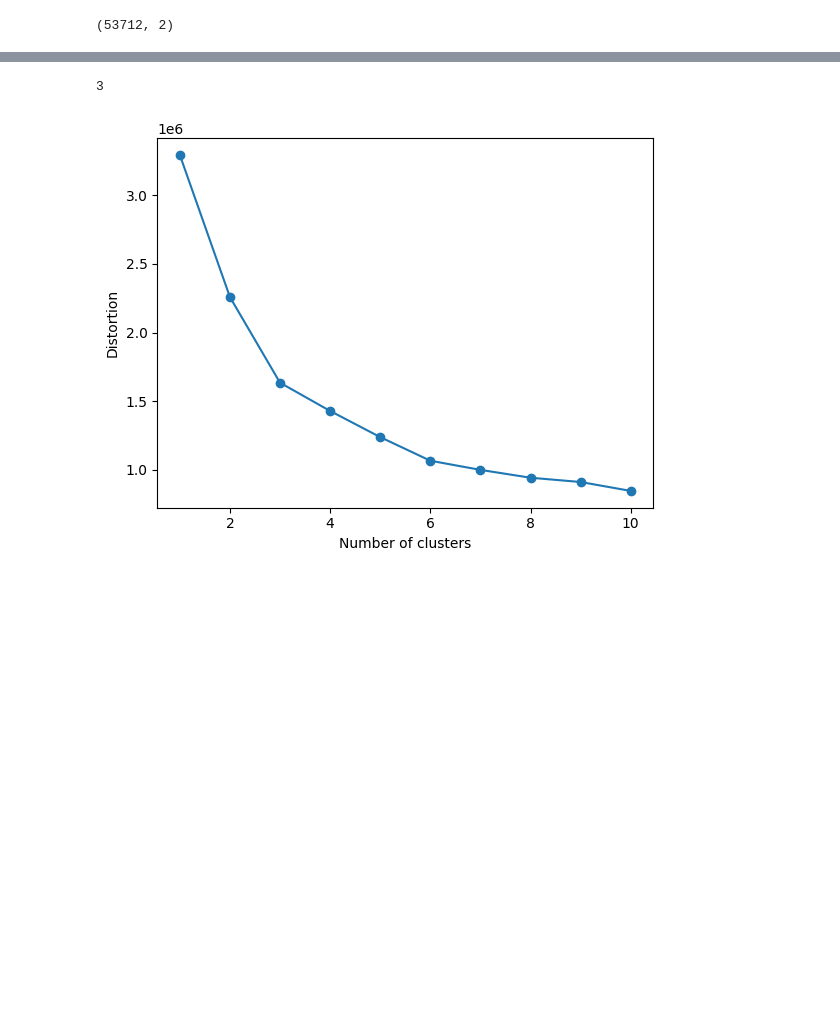
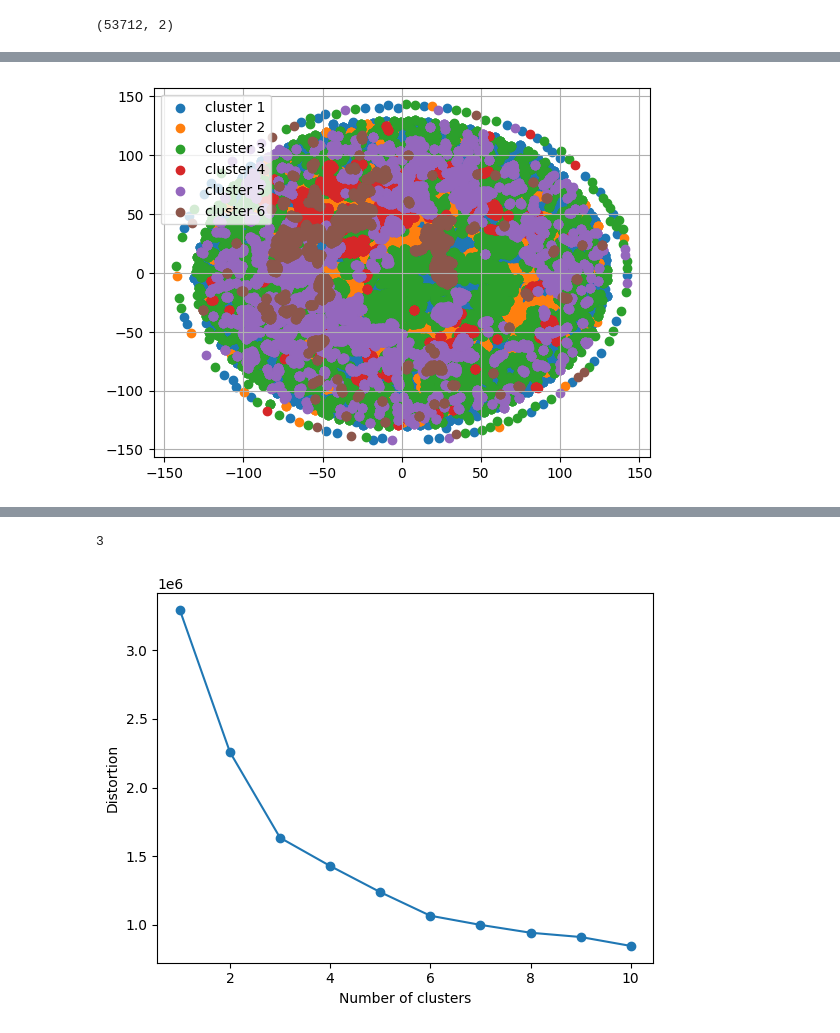
Before and after one commit to Jacques7103/Data_Science, a Jupyter notebook: Forum/Week 9/crash.ipynb, the cells around one changed output, grey strips where cells are left out. Saved outputs shown, nothing was run; the diff lists cells and outputs as text; code cells hidden in the pictures; blank space fills up the shorter version.

```diff
--- a/Forum/Week 9/crash.ipynb
+++ b/Forum/Week 9/crash.ipynb
@@ -167,3 +119,14 @@ plt.scatter(tsne[:,0], tsne[:,1])
+# %%
+plt.scatter(tsne[kmeans.labels_ == 0, 0], tsne[kmeans.labels_ == 0, 1], label = 'cluster 1')
+plt.scatter(tsne[kmeans.labels_ == 1, 0], tsne[kmeans.labels_ == 1, 1], label = 'cluster 2')
+plt.scatter(tsne[kmeans.labels_ == 2, 0], tsne[kmeans.labels_ == 2, 1], label = 'cluster 3')
+plt.scatter(tsne[kmeans.labels_ == 3, 0], tsne[kmeans.labels_ == 3, 1], label = 'cluster 4')
+plt.scatter(tsne[kmeans.labels_ == 4, 0], tsne[kmeans.labels_ == 4, 1], label = 'cluster 5')
+plt.scatter(tsne[kmeans.labels_ == 5, 0], tsne[kmeans.labels_ == 5, 1], label = 'cluster 6')
+plt.legend(scatterpoints=1)
+plt.grid()
+# %% [output]
+[figure, added]
 # %%
 distortions = []
 for i in range(1, 11):
```
Also changed, not shown: parts of 21 cells of this notebook.
